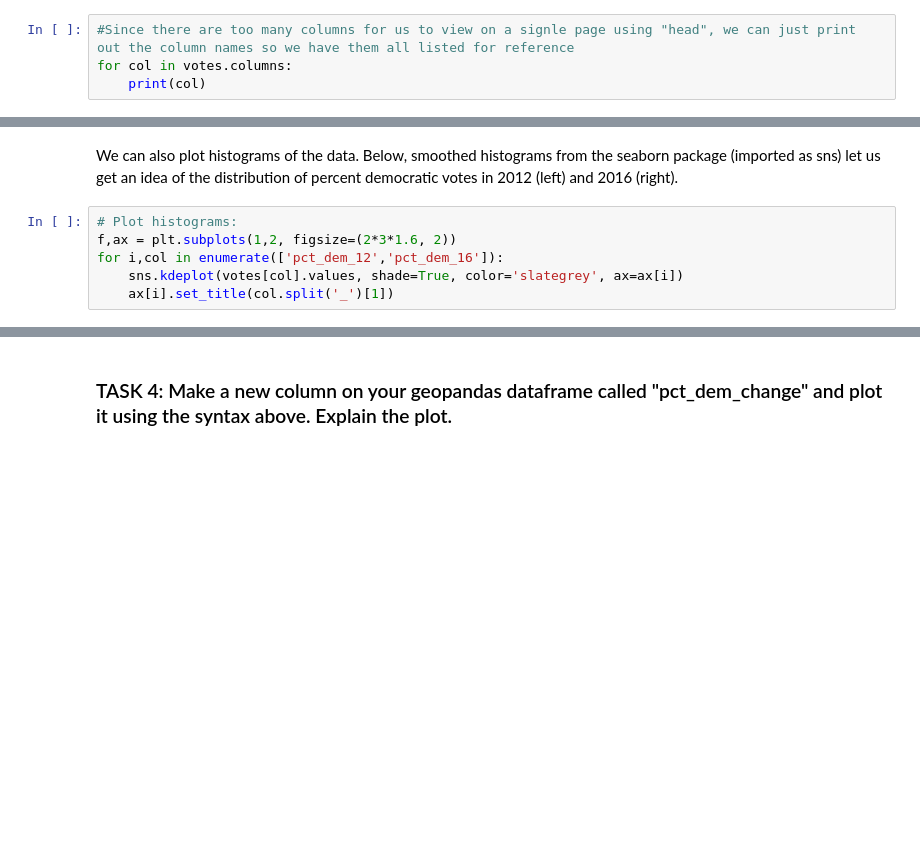
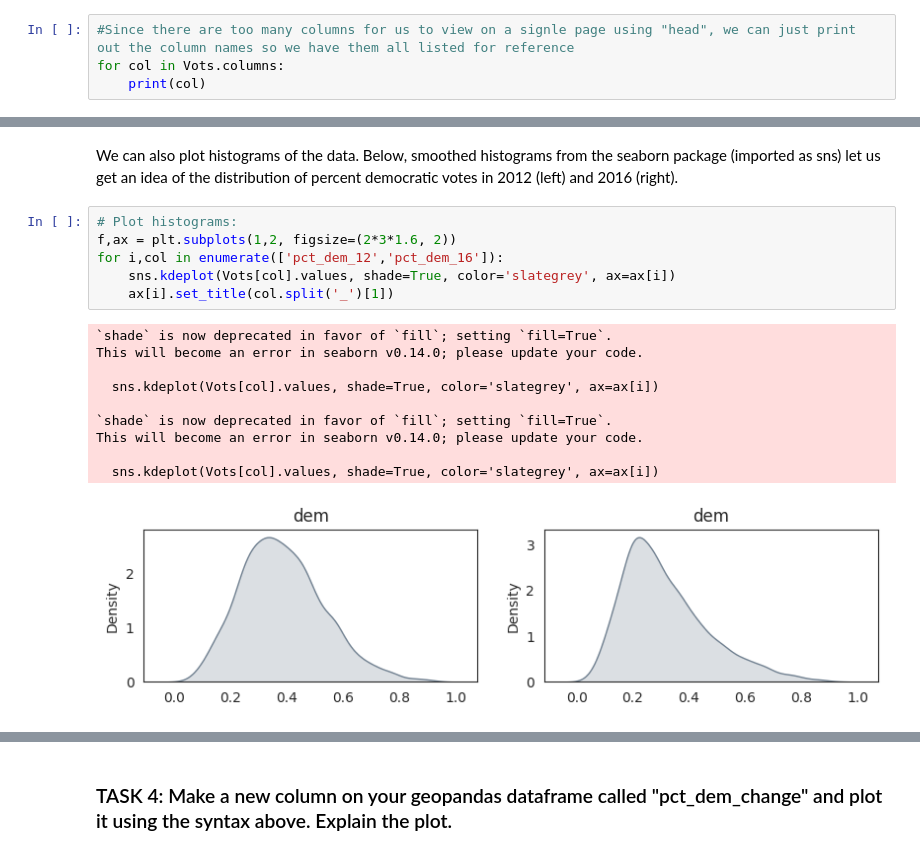
Before and after one commit to Asafaeinia/EnvDatSci, a Jupyter notebook: CodeSprints/FeatureDependence.ipynb, the cells around one changed output, grey strips where cells are left out. Cells and saved outputs as stored; diff of their text form; blank space fills up the shorter version.

```diff
--- a/CodeSprints/FeatureDependence.ipynb
+++ b/CodeSprints/FeatureDependence.ipynb
@@ -67,4 +99,4 @@ votes.head()
 # %%
 #Since there are too many columns for us to view on a signle page using "head", we can just print out the column names so we have them all listed for reference
-for col in votes.columns:
+for col in Vots.columns:
     print(col)
@@ -82,9 +139,20 @@ We can also plot histograms of the data. Below, smoothed histograms from the sea
 # %%
 # Plot histograms:
 f,ax = plt.subplots(1,2, figsize=(2*3*1.6, 2))
 for i,col in enumerate(['pct_dem_12','pct_dem_16']):
-    sns.kdeplot(votes[col].values, shade=True, color='slategrey', ax=ax[i])
+    sns.kdeplot(Vots[col].values, shade=True, color='slategrey', ax=ax[i])
     ax[i].set_title(col.split('_')[1])
+# %% [output]
+`shade` is now deprecated in favor of `fill`; setting `fill=True`.
+This will become an error in seaborn v0.14.0; please update your code.
+
+  sns.kdeplot(Vots[col].values, shade=True, color='slategrey', ax=ax[i])
+
+`shade` is now deprecated in favor of `fill`; setting `fill=True`.
+This will become an error in seaborn v0.14.0; please update your code.
+
+  sns.kdeplot(Vots[col].values, shade=True, color='slategrey', ax=ax[i])
+[figure, added]
 # %%
 # Plot spatial distribution of # dem vote in 2012 and 2016 with histogram.
 f,ax = plt.subplots(2,2, figsize=(1.6*6 + 1,2.4*3), gridspec_kw=dict(width_ratios=(6,1)))
```
Also changed, not shown: parts of 46 cells of this notebook.
